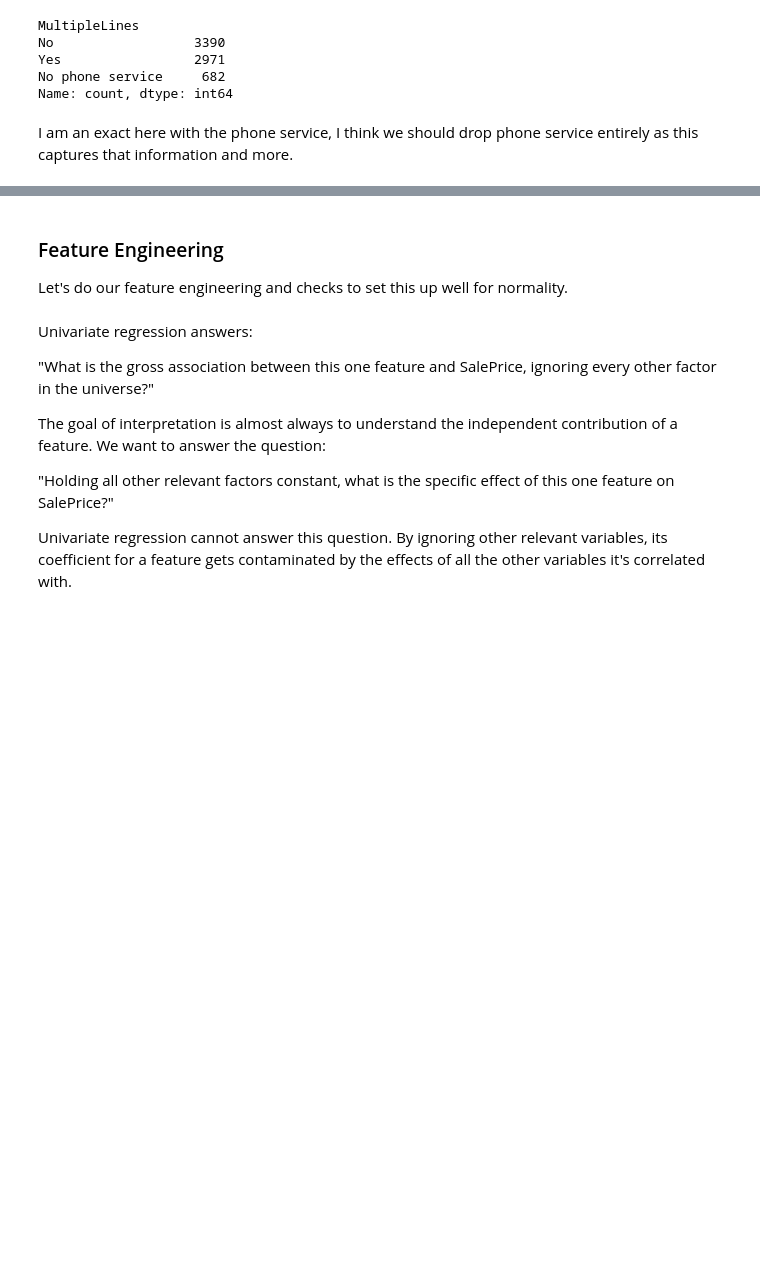
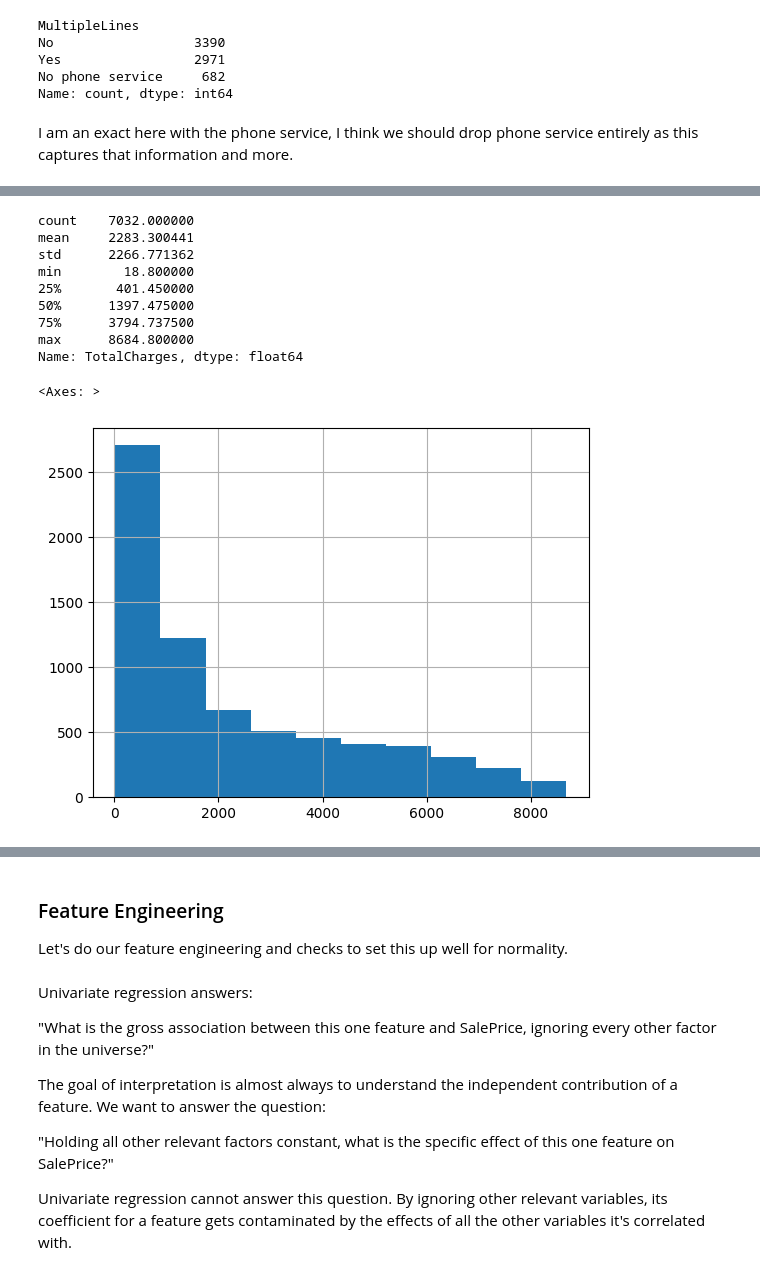
Before and after one commit to angelusualle/machine-learning, a Jupyter notebook: classification/linear-decision-boundaries/discriminative/logistic/logistic_regression.ipynb, the cells around one changed output, grey strips where cells are left out. Saved outputs shown, nothing was run; the diff lists cells and outputs as text; code cells hidden in the pictures; blank space fills up the shorter version.

```diff
--- a/classification/linear-decision-boundaries/discriminative/logistic/logistic_regression.ipynb
+++ b/classification/linear-decision-boundaries/discriminative/logistic/logistic_regression.ipynb
@@ -2057,0 +2198,17 @@ I am an exact here with the phone service, I think we should drop phone service
+# %%
+total_charges_converted = pd.to_numeric(df["TotalCharges"], errors='coerce')
+# %%
+print(total_charges_converted.dropna(ignore_index=True).describe())
+total_charges_converted.hist()
+# %% [output]
+count    7032.000000
+mean     2283.300441
+std      2266.771362
+min        18.800000
+25%       401.450000
+50%      1397.475000
+75%      3794.737500
+max      8684.800000
+Name: TotalCharges, dtype: float64
+<Axes: >
+[figure, added]
```
Also changed, not shown: parts of 37 cells of this notebook.
